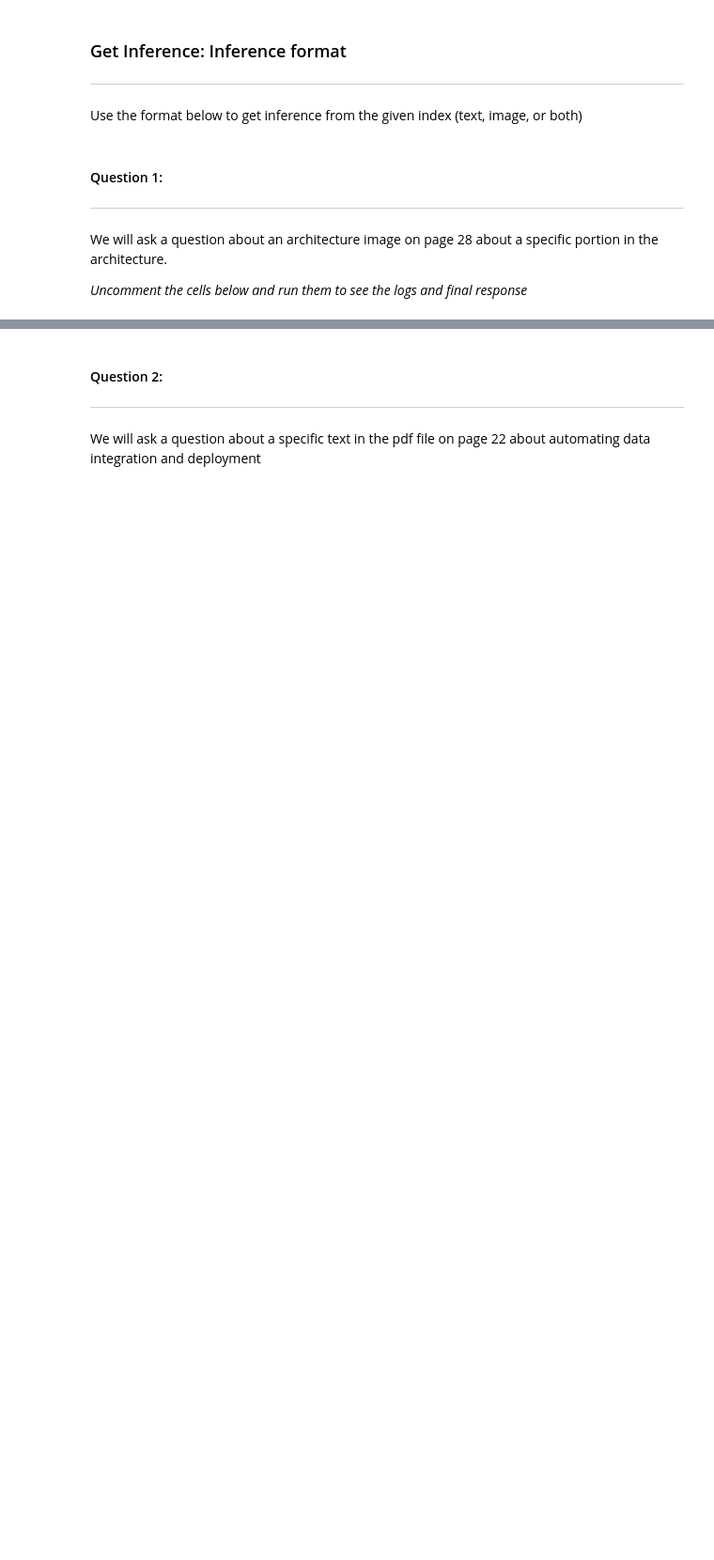
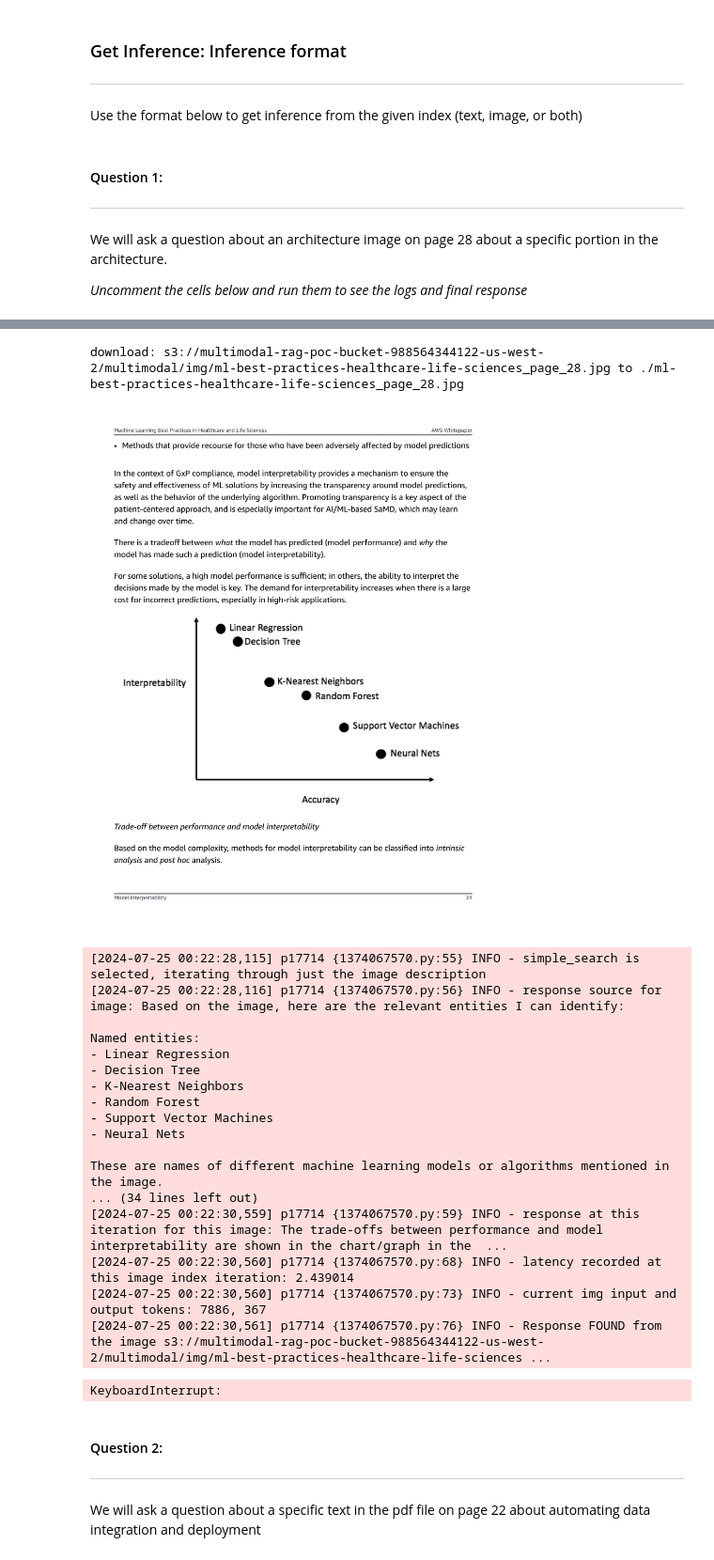
Before and after one commit to aws-samples/multimodal-rag-on-slide-decks, a Jupyter notebook: Blog4-PDF-TitanEmbeddings/notebooks/3_rag_inference.ipynb, the cells around one changed output, grey strips where cells are left out. Shown at 94% size. Drawn from its saved outputs; the diff is of its cells as text; code cells hidden in the pictures; blank space fills up the shorter version.

Commit message:
integrating eval rag search options

```diff
--- a/Blog4-PDF-TitanEmbeddings/notebooks/3_rag_inference.ipynb
+++ b/Blog4-PDF-TitanEmbeddings/notebooks/3_rag_inference.ipynb
@@ -366,7 +445,8 @@ OUTPUT_TOKENS_TEXT: int = 0
 # %%
 def get_index_response(question: str,
                        size: int,
-                       index_clients: List[Tuple[opensearchpy.client.OpenSearch, str]]) -> Dict:
+                       index_clients: List[Tuple[opensearchpy.client.OpenSearch, str]],
+                       search_strategy: str) -> Dict:
     """
     Get LLM responses from retrieved data on questions asked from image, text, or both indexes combined.
     :param question: Question that a user asks on the content.
@@ -381,6 +461,8 @@ def get_index_response(question: str,
     # Initialize latency counters
     total_image_latency: int = 0.0
     total_text_latency: int = 0.0
+    # summarize hits variable
+    summarize_all_hits: bool = config['rag_search_pipeline'].get('summarize_all_hits', False)
 
     try:
         bedrock = boto3.client(service_name="bedrock-runtime", endpoint_url=endpoint_url)
@@ -408,9 +490,18 @@ def get_index_response(question: str,
                 !aws s3 cp {content_path} .
                 local_img_path = os.path.basename(content_path)
                 display(Image(filename=local_img_path))
-                # search for the answer in the image description and if not, directly in the image
-                search_in_img_prompt = direct_image_answer_retrieval_prompt.format(context=extracted_text, question=question)
-                direct_image_response = get_nearest_img_search_response(content_path, search_in_img_prompt, model_id)
+                if search_strategy=='enhanced_search':
+                    logger.info(f"{search_strategy} is selected, iterating through the image description and the image itself")
+                    # search for the answer in the image description and if not, directly in the image
+                    search_in_img_prompt = direct_image_answer_retrieval_prompt.format(context=extracted_text, question=question)
+                    direct_image_response = get_nearest_img_search_response(content_path, search_in_img_prompt, model_id)
+                    logger.info(f"response at this iteration for this image: {direct_image_response['completion']}")
+                else:
+                    logger.info(f"{search_strategy} is selected, iterating through just the image description")
+                    logger.info(f"response source for image: {extracted_text}")
+                    search_in_img_txt_prompt = direct_text_answer_retrieval_prompt.format(context=extracted_text, question=question)
+                    direct_image_response = response_from_text_extracted(search_in_img_txt_prompt, model_id)
+                    logger.info(f"response at this iteration for this image: {direct_image_response['completion']}")
                 # calculate the input and output token pricing
                 direct_image_response['input_token_cost'] = (direct_image_response['prompt_token_count']/1000) * config['model_info']['eval_model_info'].get('input_tokens_price')
                 direct_image_response['output_token_cost'] = (direct_image_response['completion_token_count']/1000) * config['model_info']['eval_model_info'].get('output_tokens_price')
@@ -430,7 +521,8 @@ def get_index_response(question: str,
                     logger.info(f"Response FOUND from the image {content_path}, exiting out of the search process.")
                     file_text += sanitized_response
                     index_llm_response_and_context['source'] += file_text
-                    break
+                    if summarize_all_hits is False:
+                        break
 
             # for the text index
             elif index_name == outputs['OpenSearchTextIndexName']:
@@ -455,7 +547,9 @@ def get_index_response(question: str,
                     logger.info(f"Response FOUND from the text {content_path}, exiting out of the search process.")
                     file_text += sanitized_response
                     index_llm_response_and_context['source'] += file_text
-                    break
+                    if summarize_all_hits is False:
+                        break
+
         # get the final response from a final LLM call from all iterations
         index_llm_response = get_llm_response(question, index_llm_response_and_context['source'], model_id)
         index_llm_response_and_context.update({
@@ -498,6 +592,8 @@ We will ask a question about an architecture image on page 28 about a specific p
 
 *Uncomment the cells below and run them to see the logs and final response*
 # %%
-# question: str = "What are the Trade-offs between performance and model interpretability graph?"
-# index_clients: List[Tuple] = [(os_client, img_index_name), (os_client, text_index_name)]
-# get_index_response(question, config['other_inference_and_eval_metrics']['k_count_retrieval'], index_clients)
+question: str = "What are the Trade-offs between performance and model interpretability graph?"
+index_clients: List[Tuple] = [(os_client, img_index_name), (os_client, text_index_name)]
+search_strategy: str = config['rag_search_pipeline'].get('search_type', 'enhanced_search')
+get_index_response(question, config['other_inference_and_eval_metrics']['k_count_retrieval'], index_clients, search_strategy)
+# %% [output]
@@ -504,3 +608,23 @@ We will ask a question about an architecture image on page 28 about a specific p
+download: s3://multimodal-rag-poc-bucket-988564344122-us-west-2/multimodal/img/ml-best-practices-healthcare-life-sciences_page_28.jpg to ./ml-best-practices-healthcare-life-sciences_page_28.jpg
+[figure, added]
+[2024-07-25 00:22:28,115] p17714 {1374067570.py:55} INFO - simple_search is selected, iterating through just the image description
+[2024-07-25 00:22:28,116] p17714 {1374067570.py:56} INFO - response source for image: Based on the image, here are the relevant entities I can identify:
+
+Named entities:
+- Linear Regression
+- Decision Tree
+- K-Nearest Neighbors
+- Random Forest
+- Support Vector Machines
+- Neural Nets
+
+These are names of different machine learning models or algorithms mentioned in the image.
+... (34 lines left out)
+[2024-07-25 00:22:30,559] p17714 {1374067570.py:59} INFO - response at this iteration for this image: The trade-offs between performance and model interpretability are shown in the chart/graph in the  ...
+[2024-07-25 00:22:30,560] p17714 {1374067570.py:68} INFO - latency recorded at this image index iteration: 2.439014
+[2024-07-25 00:22:30,560] p17714 {1374067570.py:73} INFO - current img input and output tokens: 7886, 367
+[2024-07-25 00:22:30,561] p17714 {1374067570.py:76} INFO - Response FOUND from the image s3://multimodal-rag-poc-bucket-988564344122-us-west-2/multimodal/img/ml-best-practices-healthcare-life-sciences ...
+KeyboardInterrupt:
 # %% [markdown]
 #### Question 2:
 ---
```
Also changed, not shown: parts of 11 cells of this notebook, 1 other file.
